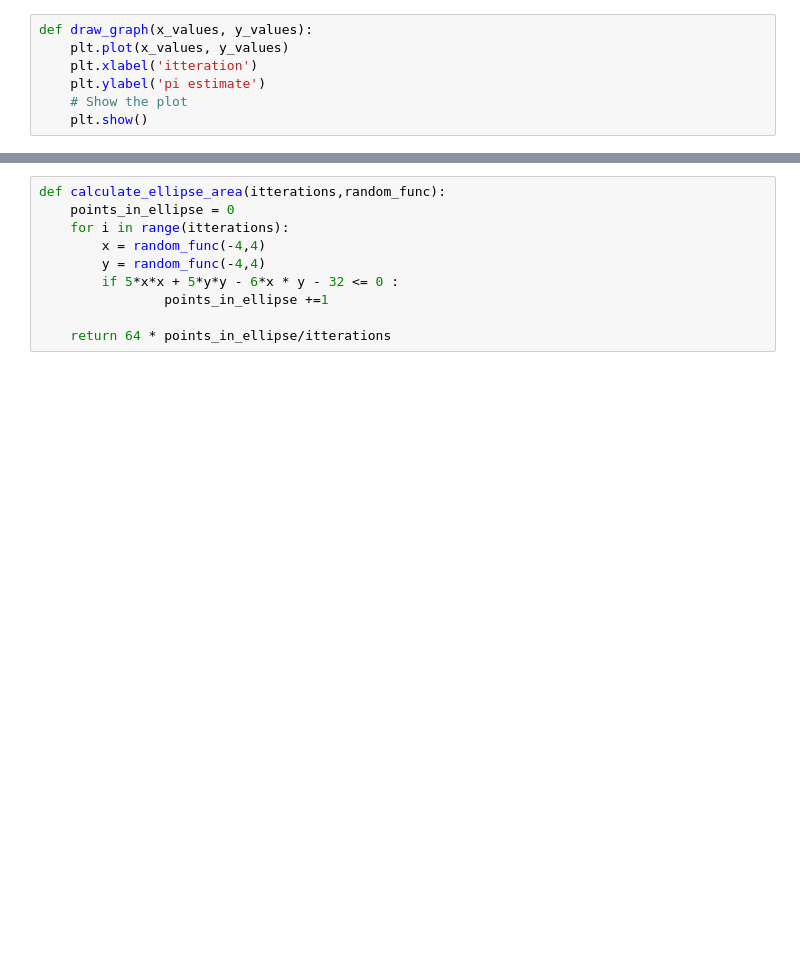
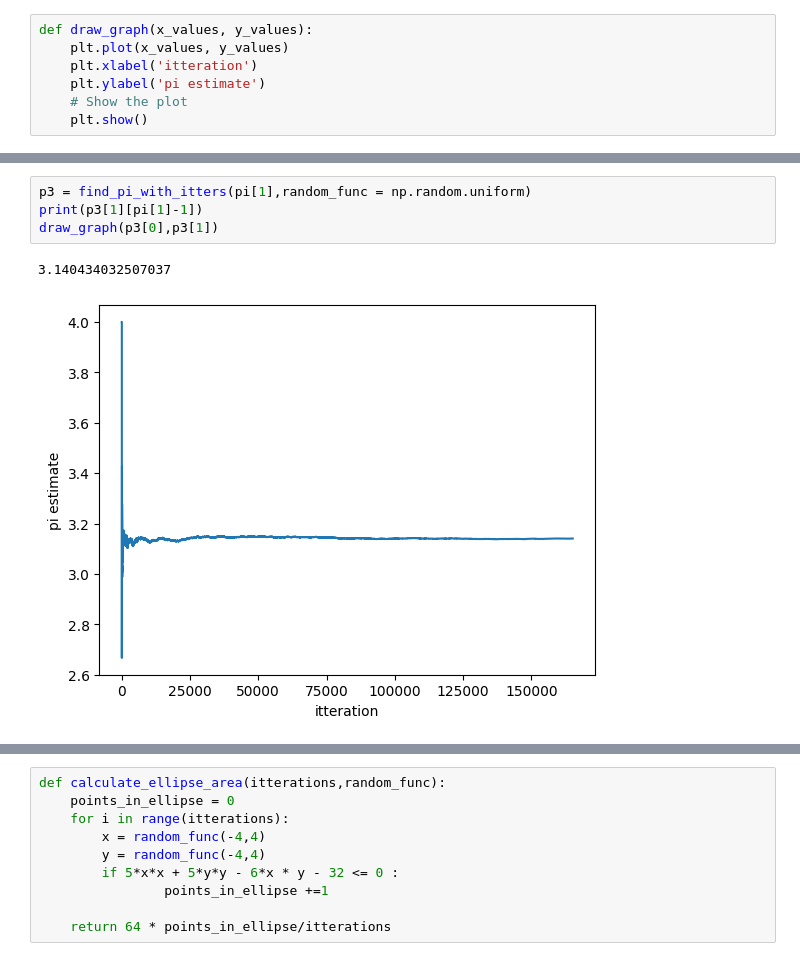
Before and after one commit to bigwhoman/Computer-Simulation-Spring-2023, a Jupyter notebook: HW1/practical/prac.ipynb, the cells around one changed output, grey strips where cells are left out. Drawn from its saved outputs; the diff is of its cells as text; blank space fills up the shorter version.

```diff
--- a/HW1/practical/prac.ipynb
+++ b/HW1/practical/prac.ipynb
@@ -46,0 +86,7 @@ def get_and_draw(itterations,random_func,estimate_func):
+# %%
+p3 = find_pi_with_itters(pi[1],random_func = np.random.uniform)
+print(p3[1][pi[1]-1])
+draw_graph(p3[0],p3[1])
+# %% [output]
+3.140434032507037
+[figure, added]
```
Also changed, not shown: parts of 24 cells of this notebook, 3 other files.
